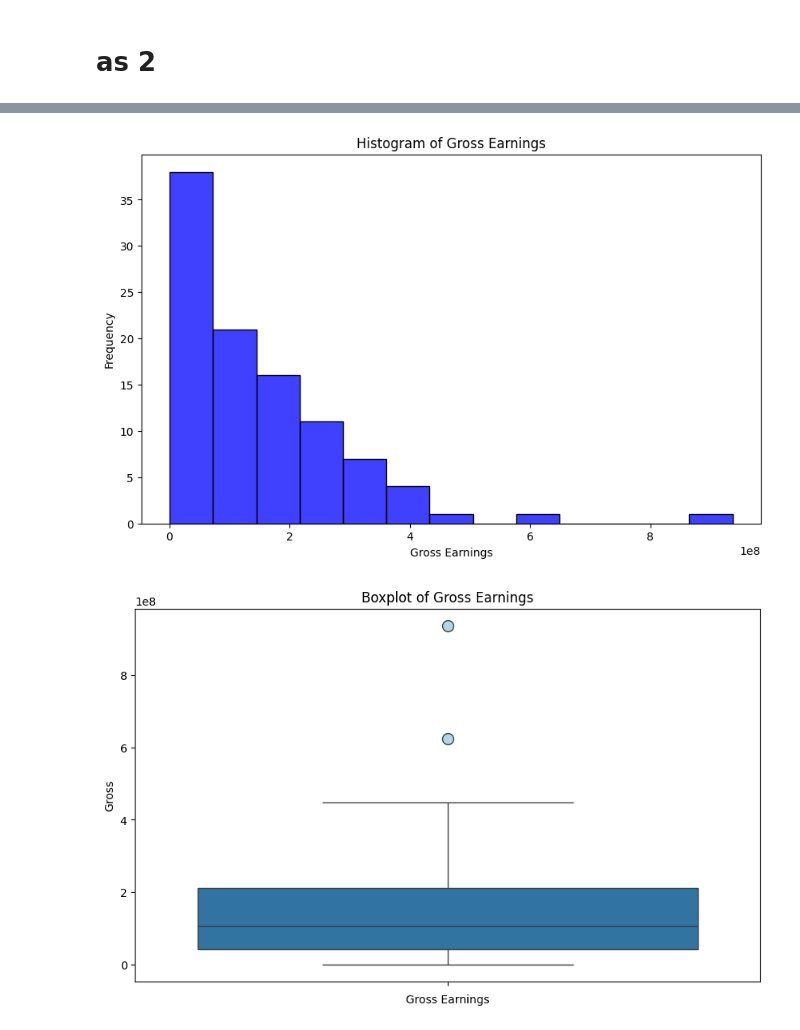
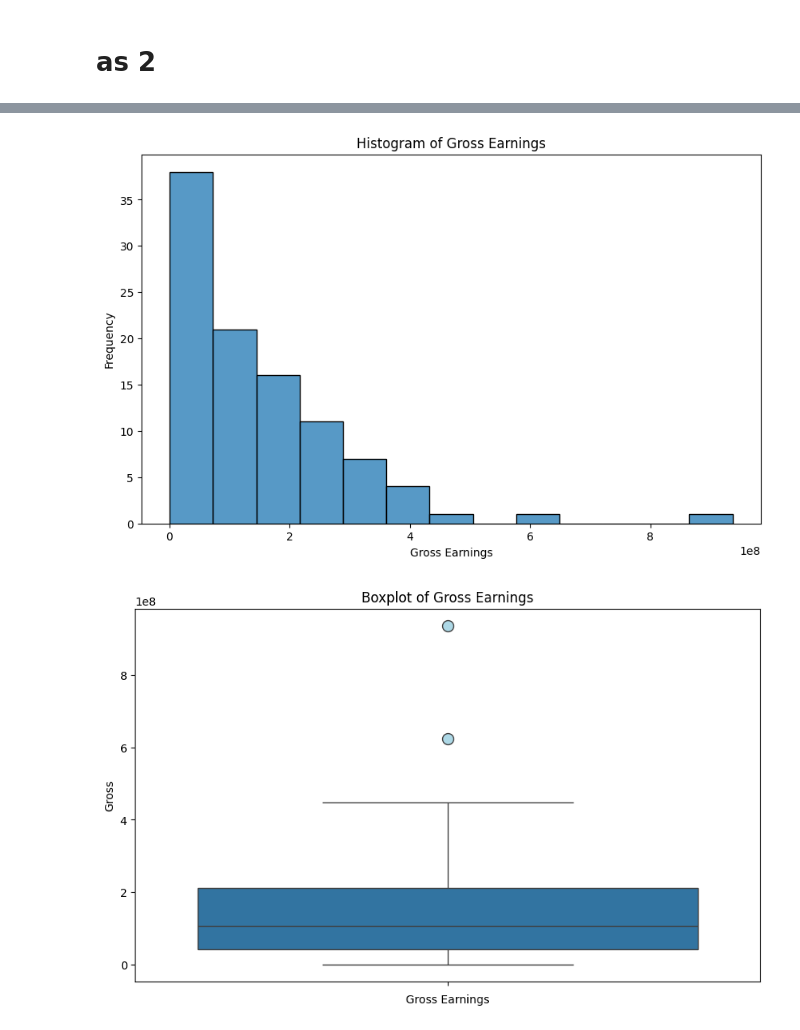
Before and after one commit to Vedantpr0/college, a Jupyter notebook: payground.ipynb, the cells around one changed output, grey strips where cells are left out. Drawn from its saved outputs; the diff is of its cells as text; code cells hidden in the pictures.

```diff
--- a/payground.ipynb
+++ b/payground.ipynb
@@ -51,13 +73,13 @@ column_to_analyze = 'Gross'
 # %%
 # Creating a histogram for the 'Gross' column
 plt.figure(figsize=(10, 6))
-sns.histplot(movies_df[column_to_analyze], kde=False, color='blue')
+sns.histplot(movies_df[column_to_analyze])
 plt.title('Histogram of Gross Earnings')
 plt.xlabel('Gross Earnings')
 plt.ylabel('Frequency')
 plt.show()
 # %% [output]
-[figure, old version]
+[figure, new version]
 # %%
 # Creating a boxplot for the 'Gross' column
 plt.figure(figsize=(10, 6))
```
Also changed, not shown: parts of 6 cells of this notebook.
